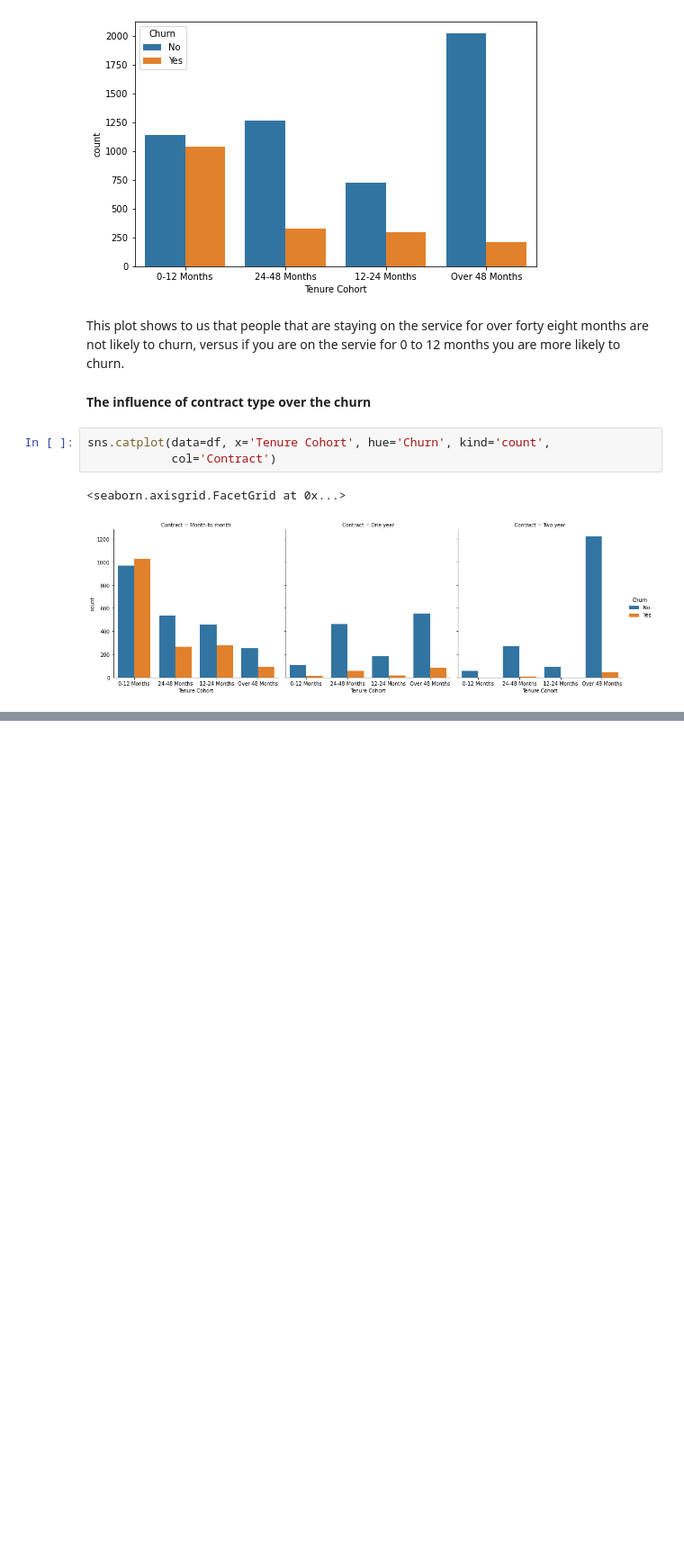
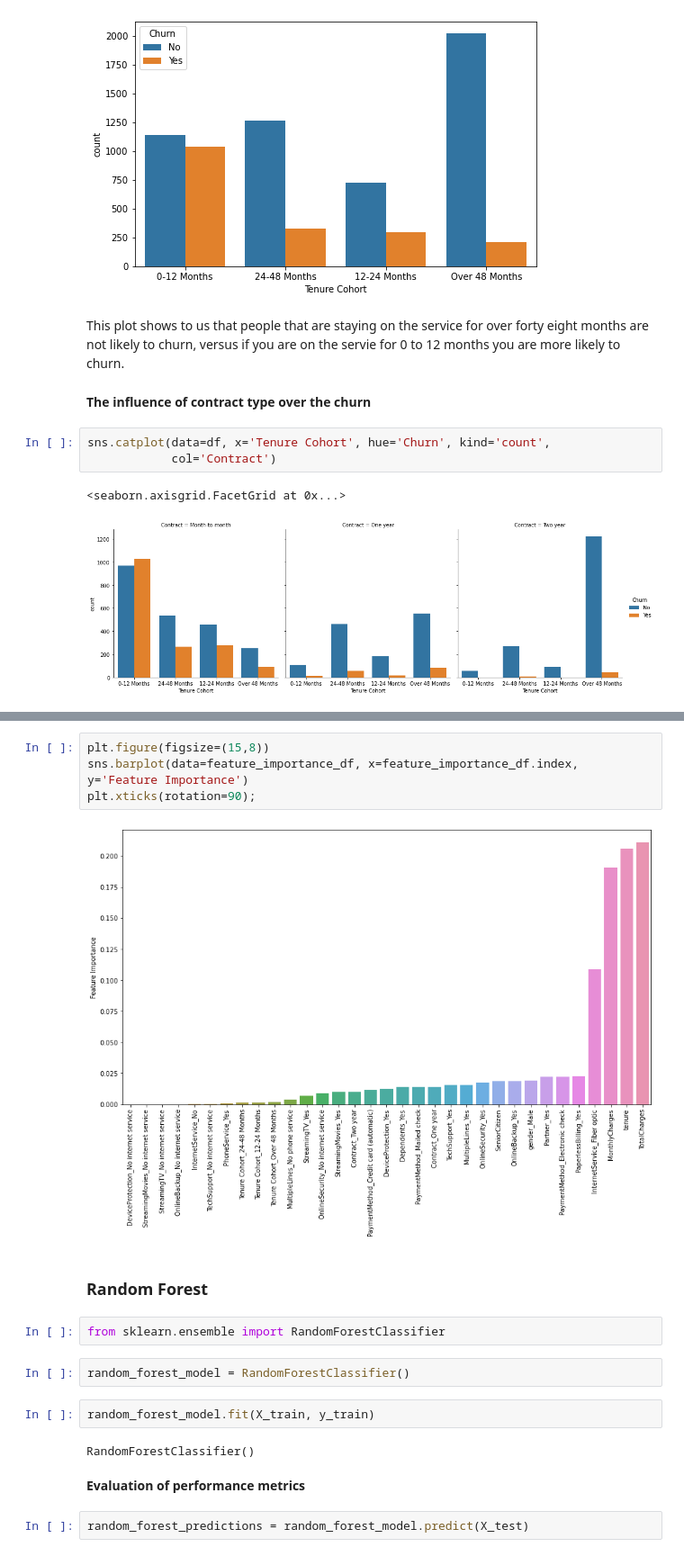
Before and after one commit to Gabrielle-Ribeiro/machine-learning-studies, a Jupyter notebook: customer churn - supervised learning project/Customer Churn.ipynb, the cells around one changed output, grey strips where cells are left out. Shown at 90% size. Saved outputs shown, nothing was run; the diff lists cells and outputs as text; blank space fills up the shorter version.

```diff
--- a/customer churn - supervised learning project/Customer Churn.ipynb
+++ b/customer churn - supervised learning project/Customer Churn.ipynb
@@ -234,0 +288,20 @@ sns.catplot(data=df, x='Tenure Cohort', hue='Churn', kind='count',
+# %%
+plt.figure(figsize=(15,8))
+sns.barplot(data=feature_importance_df, x=feature_importance_df.index, y='Feature Importance')
+plt.xticks(rotation=90);
+# %% [output]
+[figure, added]
+# %% [markdown]
+### Random Forest
+# %%
+from sklearn.ensemble import RandomForestClassifier
+# %%
+random_forest_model = RandomForestClassifier()
+# %%
+random_forest_model.fit(X_train, y_train)
+# %% [output]
+RandomForestClassifier()
+# %% [markdown]
+**Evaluation of performance metrics**
+# %%
+random_forest_predictions = random_forest_model.predict(X_test)
```
Also changed, not shown: parts of 30 cells of this notebook.
